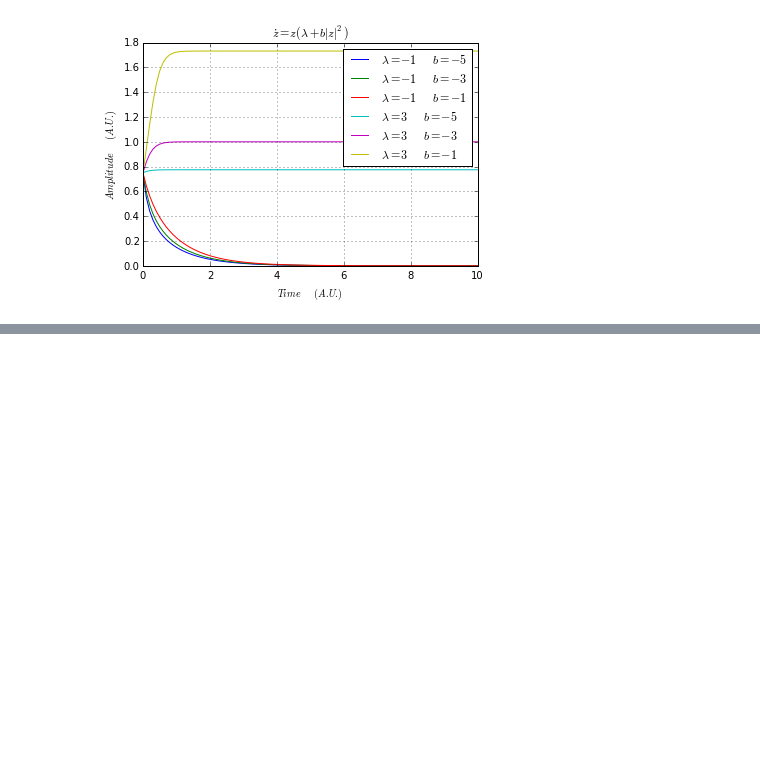
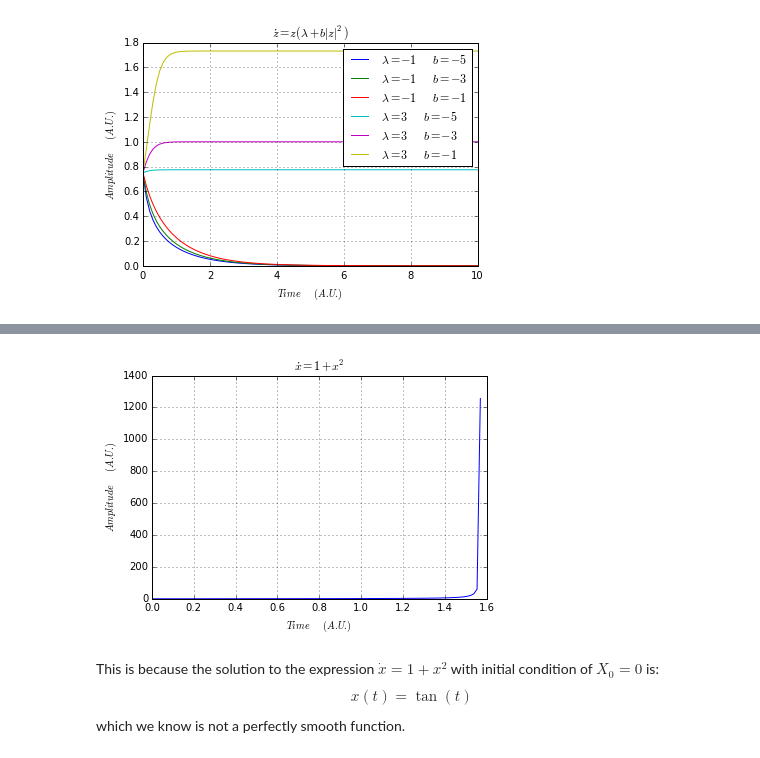
Before and after one commit to iranroman/WCNN_examples, a Jupyter notebook: ii_i_i_dyn_sys.ipynb, the cells around one changed output, grey strips where cells are left out. Saved outputs shown, nothing was run; the diff lists cells and outputs as text; code cells hidden in the pictures; blank space fills up the shorter version.

```diff
--- a/ii_i_i_dyn_sys.ipynb
+++ b/ii_i_i_dyn_sys.ipynb
@@ -44,0 +48,26 @@ plt.show()
+# %%
+# this is the ODE we will integrate
+def zdot(z, t):
+    dzdt = 1 + z**2
+    return dzdt
+
+# innitial condition and time vector
+z0 = 0
+t = np.linspace(0,1.570,101) # pi/2 ~ 1.5708
+
+# iterate over different values from lambda and b
+# and visualize the function
+sol = odeint(zdot, z0, t)
+
+plt.plot(t,sol)
+plt.title("$\dot{x} = 1 + x^2$")
+plt.ylabel("$Amplitude \quad (A.U.)$")
+plt.xlabel("$Time \quad (A.U.)$")
+plt.grid()
+plt.show()
+# %% [output]
+[figure, added]
+# %% [markdown]
+This is because the solution to the expression $\dot{x} = 1 + x^2$ with initial condition of $X_0 = 0$ is:
+$$x(t) = \tan(t)$$
+which we know is not a perfectly smooth function.
```
Also changed, not shown: parts of 3 cells of this notebook.
